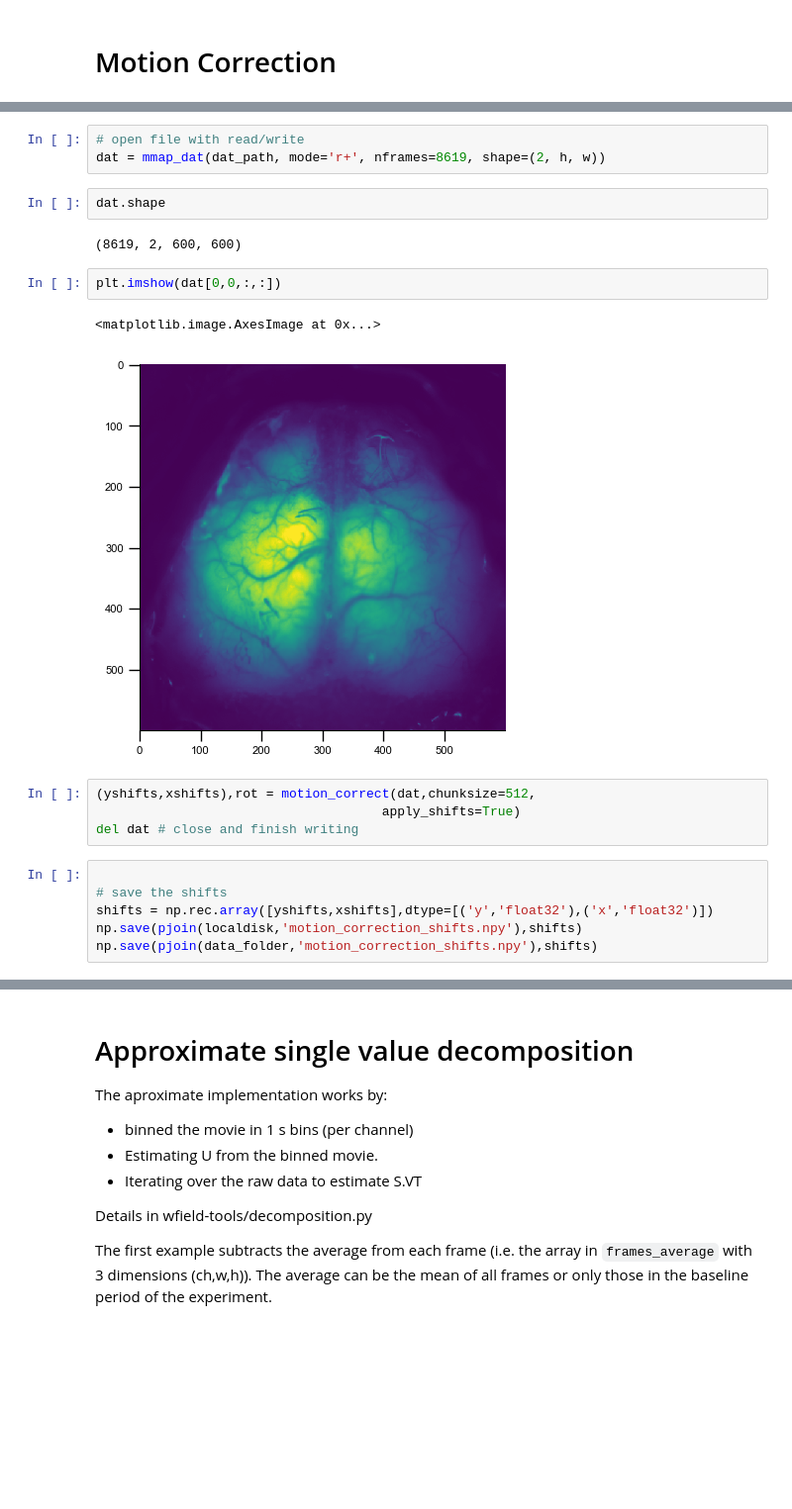
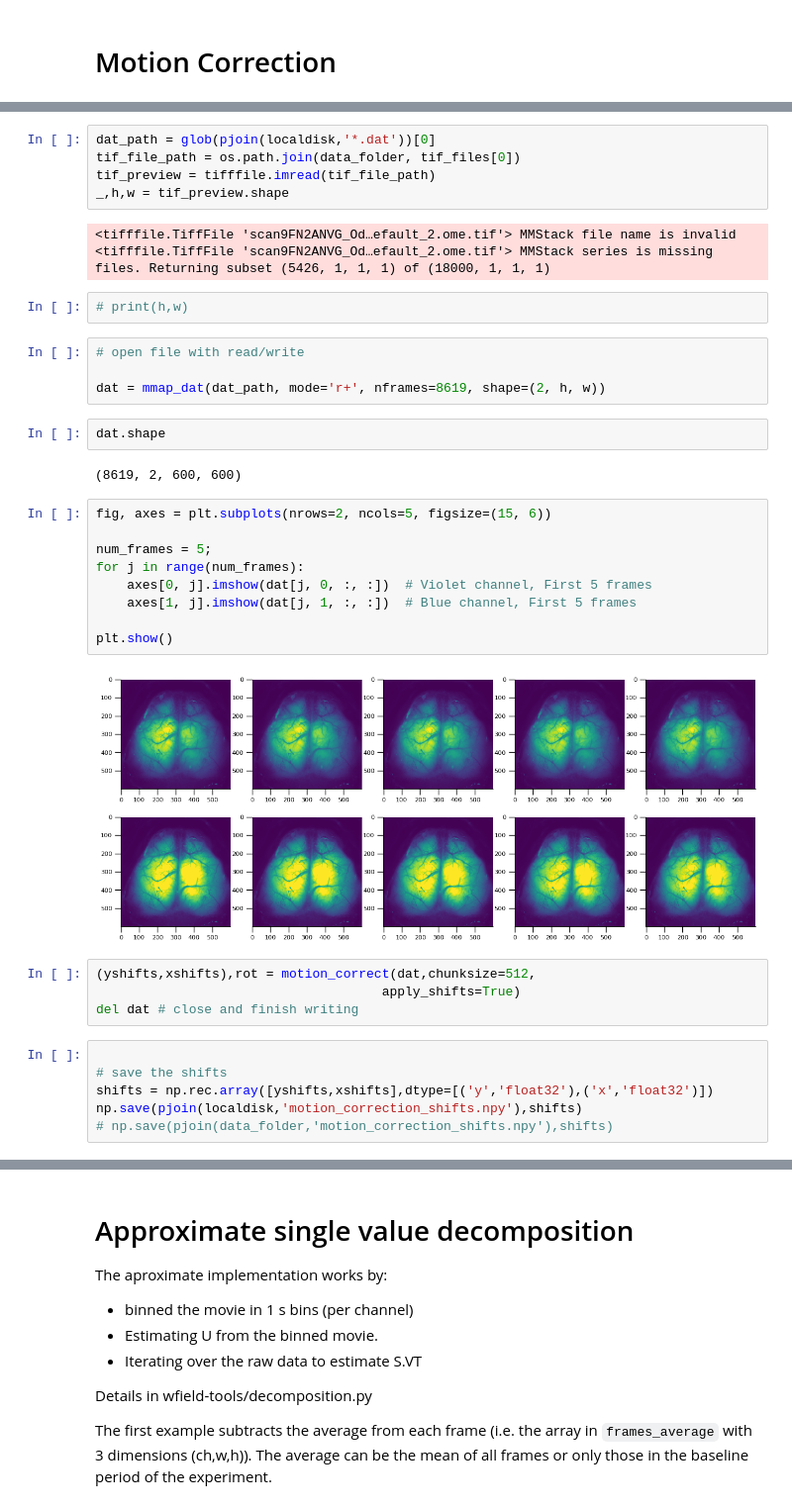
Before and after one commit to aeltonaraujoneuro/wfield, a Jupyter notebook: notebooks/Aelton_wfield.ipynb, the cells around one changed output, grey strips where cells are left out. Shown at 99% size. Drawn from its saved outputs; the diff is of its cells as text; blank space fills up the shorter version.

Commit message:
till hemodynamics correction

```diff
--- a/notebooks/Aelton_wfield.ipynb
+++ b/notebooks/Aelton_wfield.ipynb
@@ -74,15 +68,32 @@ shutil.copy(save_path, temp_file_path)
+# %%
+dat_path = glob(pjoin(localdisk,'*.dat'))[0]
+tif_file_path = os.path.join(data_folder, tif_files[0])
+tif_preview = tifffile.imread(tif_file_path)
+_,h,w = tif_preview.shape
+# %% [output]
+<tifffile.TiffFile 'scan9FN2ANVG_Od…efault_2.ome.tif'> MMStack file name is invalid
+<tifffile.TiffFile 'scan9FN2ANVG_Od…efault_2.ome.tif'> MMStack series is missing files. Returning subset (5426, 1, 1, 1) of (18000, 1, 1, 1)
+# %%
+# print(h,w)
 # %%
 # open file with read/write
+
 dat = mmap_dat(dat_path, mode='r+', nframes=8619, shape=(2, h, w))
 # %%
 dat.shape
 # %% [output]
 (8619, 2, 600, 600)
-# %%
-plt.imshow(dat[0,0,:,:])
-# %% [output]
-<matplotlib.image.AxesImage at 0x...>
-[figure, removed]
+# %%
+fig, axes = plt.subplots(nrows=2, ncols=5, figsize=(15, 6))
+
+num_frames = 5;
+for j in range(num_frames):
+    axes[0, j].imshow(dat[j, 0, :, :])  # Violet channel, First 5 frames
+    axes[1, j].imshow(dat[j, 1, :, :])  # Blue channel, First 5 frames
+
+plt.show()
+# %% [output]
+[figure, added]
 # %%
 (yshifts,xshifts),rot = motion_correct(dat,chunksize=512,
                                      apply_shifts=True)
@@ -92,7 +103,7 @@ del dat # close and finish writing
 # save the shifts
 shifts = np.rec.array([yshifts,xshifts],dtype=[('y','float32'),('x','float32')])
 np.save(pjoin(localdisk,'motion_correction_shifts.npy'),shifts)
-np.save(pjoin(data_folder,'motion_correction_shifts.npy'),shifts)
+# np.save(pjoin(data_folder,'motion_correction_shifts.npy'),shifts)
 # %%
 import pylab as plt
 plt.matplotlib.style.use('ggplot')
```
Also changed, not shown: parts of 16 cells of this notebook.
